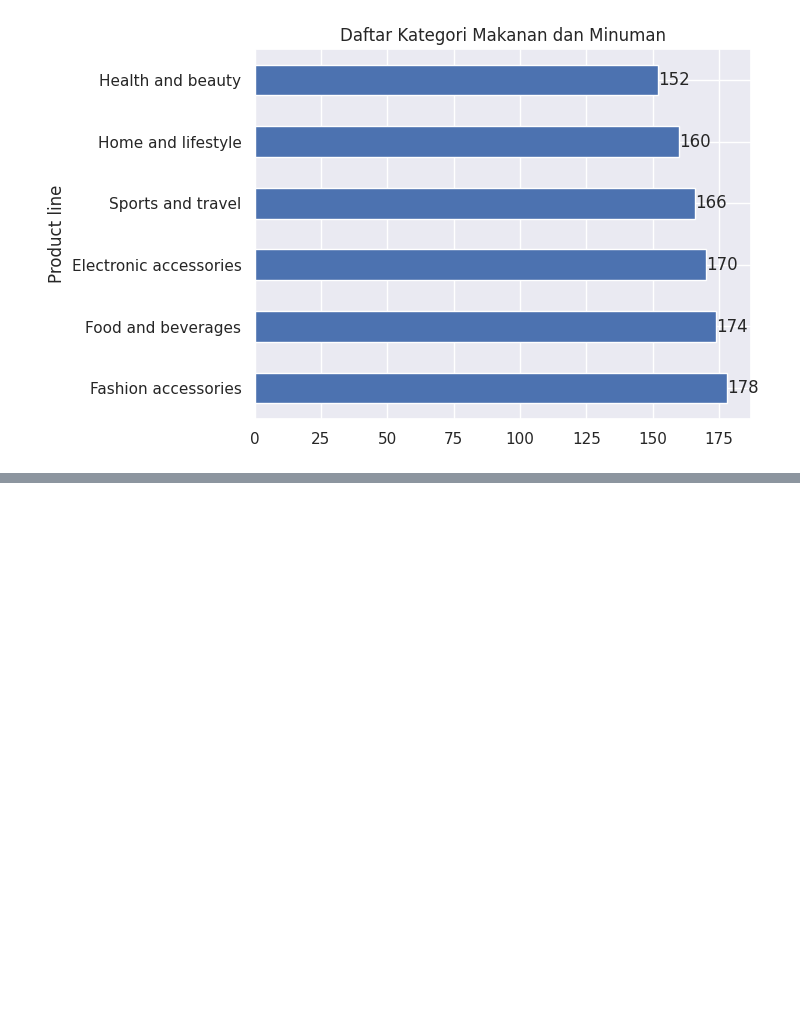
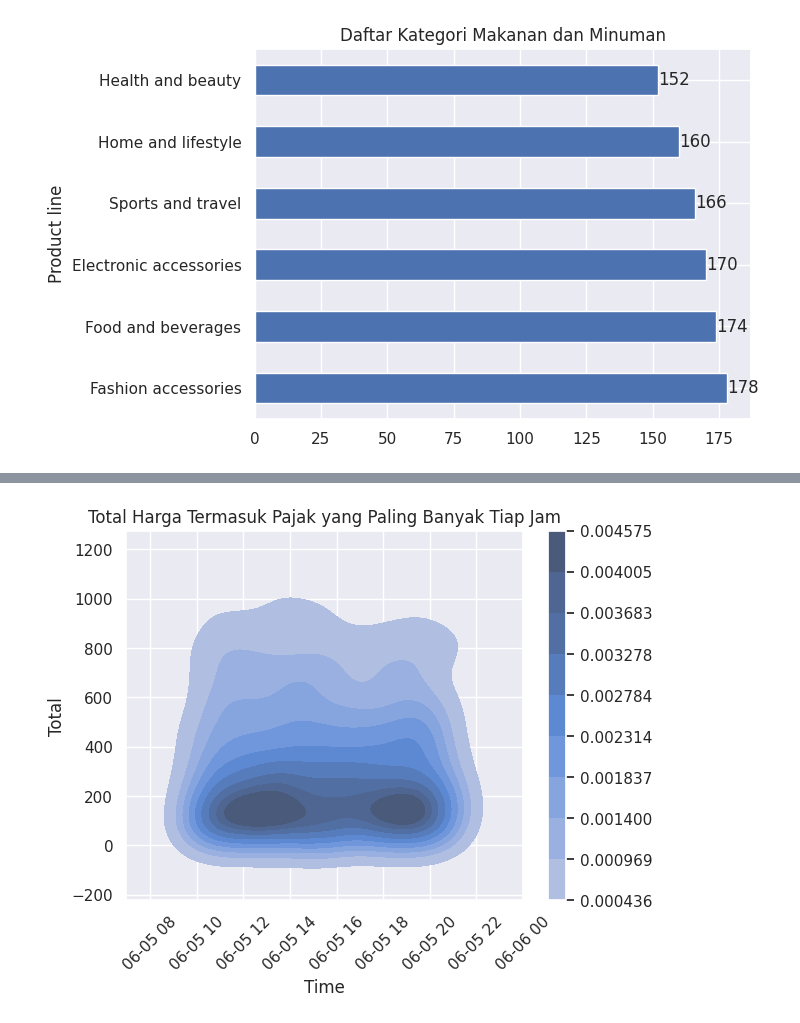
Before and after one commit to hendrimardani/data_science_supermarket_sales, a Jupyter notebook: supermarket_sales.ipynb, the cells around one changed output, grey strips where cells are left out. Saved outputs shown, nothing was run; the diff lists cells and outputs as text; code cells hidden in the pictures; blank space fills up the shorter version.

```diff
--- a/supermarket_sales.ipynb
+++ b/supermarket_sales.ipynb
@@ -134,0 +168,8 @@ for container in ax.containers:
+# %%
+fig, ax = plt.subplots()
+sns.kdeplot(data=data, x="Time", y="Total", fill=True, cbar=True)
+plt.xticks(rotation=45);  # Ubah nilai rotasi untuk mengatur kemiringan
+ax.set_title("Total Harga Termasuk Pajak yang Paling Banyak Tiap Jam")
+plt.show()
+# %% [output]
+[figure, added]
```
Also changed, not shown: parts of 7 cells of this notebook.
